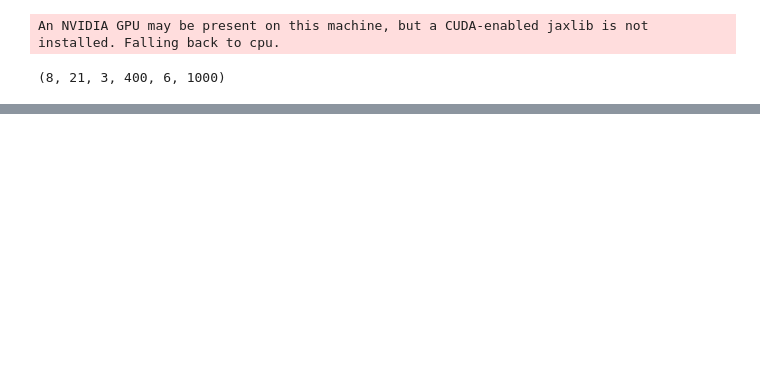
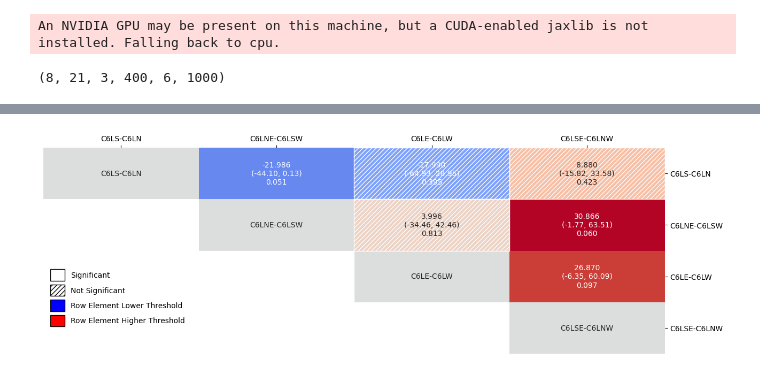
Before and after one commit to hbmep/rat-mapping, a Jupyter notebook: notebooks/L_CIRC/v3_selectivity.ipynb, the cells around one changed output, grey strips where cells are left out. Drawn from its saved outputs; the diff is of its cells as text; code cells hidden in the pictures; blank space fills up the shorter version.

```diff
--- a/notebooks/L_CIRC/v3_selectivity.ipynb
+++ b/notebooks/L_CIRC/v3_selectivity.ipynb
@@ -48,0 +85,2 @@ c2 =
+# %%
+a = posterior_samples
@@ -48,0 +91,76 @@ c2 =
+# %%
+area_list = []
+for subject_ind, subject in enumerate(subjects):
+    j = 0
+    for cpos_ind, cpos in enumerate(compound_positions):
+        if entropy_mean.mask[subject_ind, cpos_ind, 0]:
+            continue
+        sample_integrals = entropy[subject_ind, cpos_ind, :, :]
+        sample_integrals_mean = sample_integrals.mean(axis=0)
+        x = x /
+        area = np.trapz(sample_integrals_mean, x)
+        area_list.append((subject, cpos, area))
+
+filt_positions = list(set((a[1] for a in area_list)))
+# %%
+pvalues = []
+means = []
+lab = []
+labels = []
+
+for pos_ind_one, p_one in enumerate(filt_positions):
+    for pos_ind_two, p_two in enumerate(filt_positions):
+        if pos_ind_one == pos_ind_two:
+            pvalues.append((0))
+            lab.append(p_one)
+            means.append(0)
+            labels.append(p_one)
+            continue
+        group_one = np.array(list(a[2] for a in area_list if a[1] == p_one))
+        group_two = np.array(list(a[2] for a in area_list if a[1] == p_two))
+        ttest = stats.ttest_rel(group_one, group_two, alternative='two-sided')
+        pvalues.append(ttest.pvalue)
+        ci = ttest.confidence_interval(.95)
+        # pvalues.append((p_one, p_two, f"{stats.ttest_rel(group_one, group_two, alternative='two-sided')[1]}"))
+        t = group_one - group_two
+        means.append(t.mean())
+        lab.append(f"{t.mean():.3f}\n({ci.low:.2f}, {ci.high:.2f})\n{ttest.pvalue:.3f}")
+
+pvalues = np.array(pvalues)
+pvalues = pvalues.reshape(4,4)
+
+means = np.array(means)
+means = means.reshape(4,4)
+
+lab = np.array(lab)
+lab = lab.reshape(4,4)
+# unique_pvalues = set(tuple(sorted(t)) for t in pvalues)
+
+mask = np.tril(np.ones_like(means), k=-1)
+# mask = np.tril(np.ones_like(mask), k=-1)
+plt.figure(figsize=(15, 5))
+ax =sns.heatmap(means, xticklabels= labels, annot = lab, yticklabels= labels, mask = mask, fmt = "", cbar = False,center = 0, cmap = "coolwarm")
+
+hatch_mask = pvalues > 0.1
+handles = []
+
+for i in range (pvalues.shape[0]):
+  for j in range(pvalues.shape[1]):
+      if hatch_mask[i, j]:
+        ax.add_patch(plt.Rectangle((j, i), 1, 1, fill=False, hatch='////', edgecolor='white'))
+handles.append(plt.Rectangle((0, 0), 0, 0, color='white', ec='black',
+                    hatch='', label="Significant"))
+handles.append(plt.Rectangle((0, 0), 0, 0, color='white', ec='black',
+                    hatch='////', label="Not Significant"))
+handles.append(plt.Rectangle((0, 0), 0, 0, color='blue', ec='black',
+                    hatch='', label="Row Element Lower Threshold"))
+handles.append(plt.Rectangle((0, 0), 0, 0, color='Red', ec='black',
+                    hatch='', label="Row Element Higher Threshold"))
+ax.legend(handles=handles, loc='lower left', bbox_to_anchor=(0, .1),
+          handlelength=2, handleheight=2, frameon=False)
+ax.tick_params(left= False,labelleft = False, bottom= False,labelbottom= False,right=True, top=True, labelright=True, labeltop=True, labelrotation=0)
+
+ax.yaxis.tick_right()
+plt.show()
+# %% [output]
+[figure, added]
```
Also changed, not shown: parts of 5 cells of this notebook, 2 other files.
